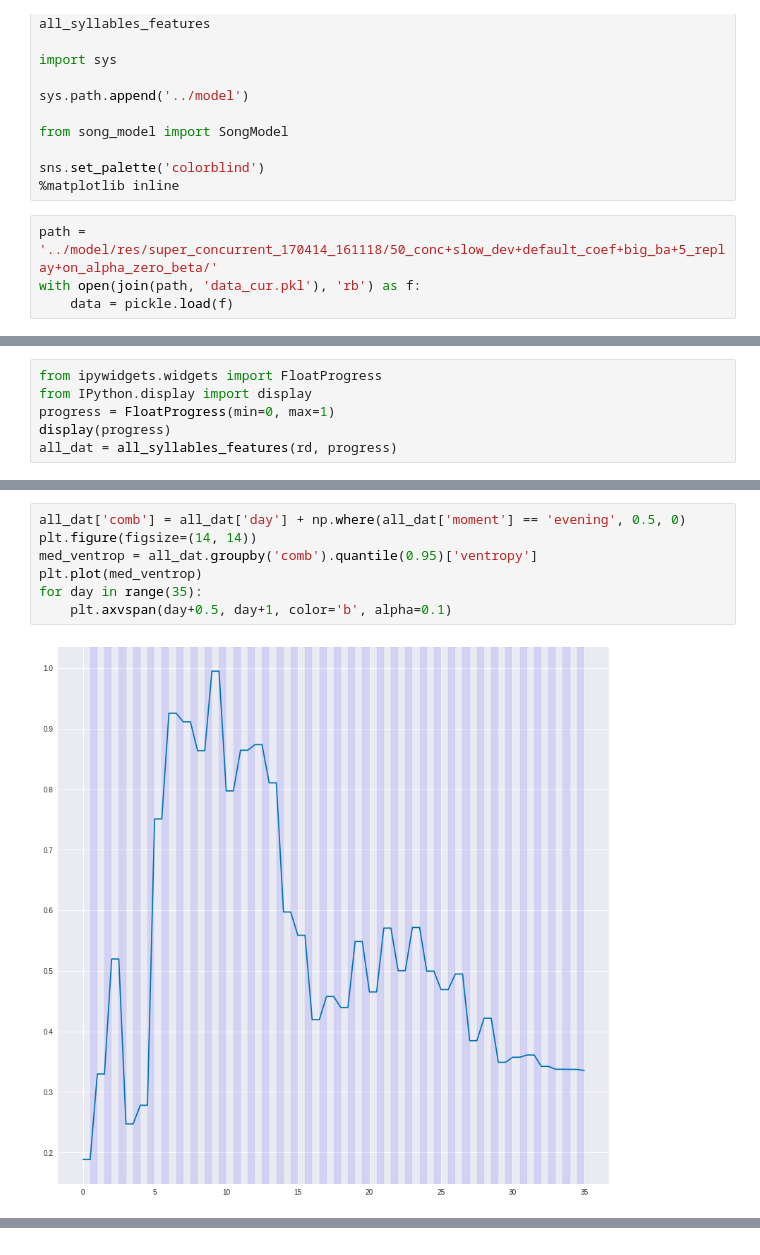
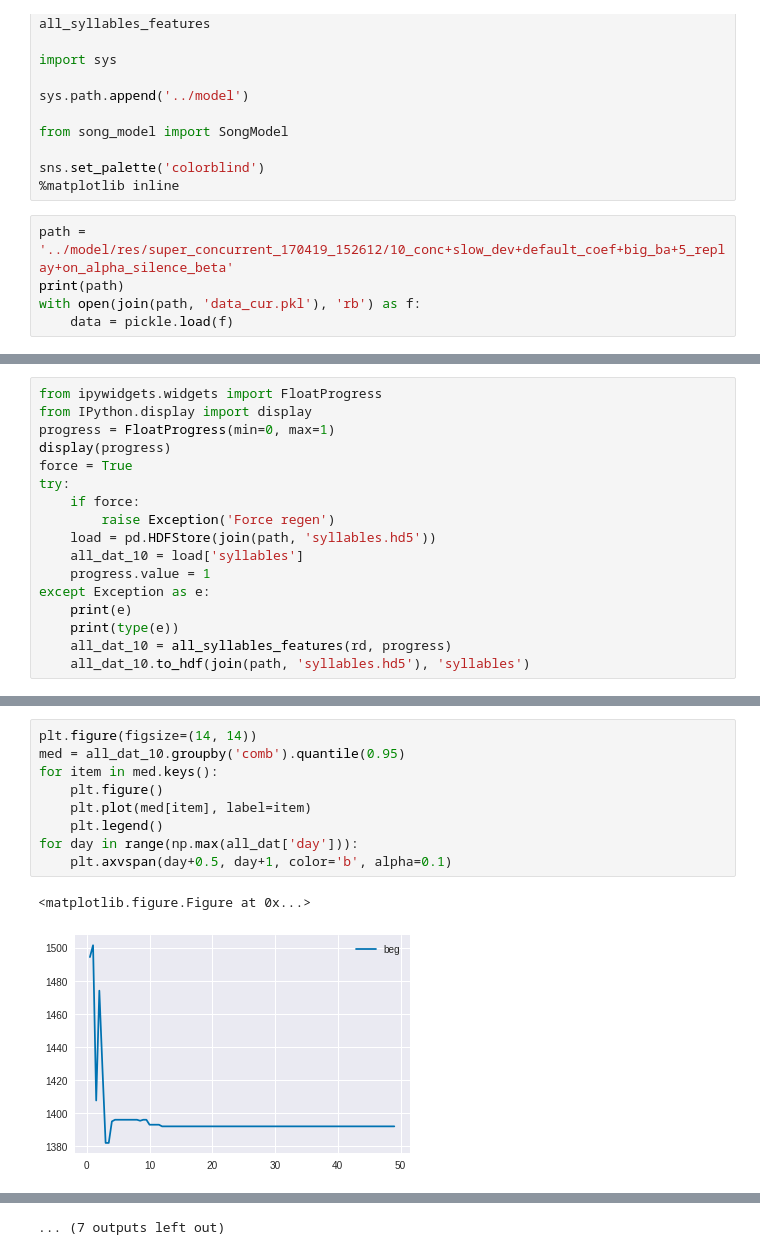
Before and after one commit to PaulEcoffet/birdsonglearningmodel, a Jupyter notebook: analysis/Syllables_analysis.ipynb, the cells around one changed output, grey strips where cells are left out. Drawn from its saved outputs; the diff is of its cells as text.

```diff
--- a/analysis/Syllables_analysis.ipynb
+++ b/analysis/Syllables_analysis.ipynb
@@ -20,6 +20,7 @@ from song_model import SongModel
 sns.set_palette('colorblind')
 %matplotlib inline
 # %%
-path = '../model/res/super_concurrent_170414_161118/50_conc+slow_dev+default_coef+big_ba+5_replay+on_alpha_zero_beta/'
+path = '../model/res/super_concurrent_170419_152612/10_conc+slow_dev+default_coef+big_ba+5_replay+on_alpha_silence_beta'
+print(path)
 with open(join(path, 'data_cur.pkl'), 'rb') as f:
     data = pickle.load(f)
@@ -59,4 +66,15 @@ from ipywidgets.widgets import FloatProgress
 from IPython.display import display
 progress = FloatProgress(min=0, max=1)
 display(progress)
-all_dat = all_syllables_features(rd, progress)
+force = True
+try:
+    if force:
+        raise Exception('Force regen')
+    load = pd.HDFStore(join(path, 'syllables.hd5'))
+    all_dat_10 = load['syllables']
+    progress.value = 1
+except Exception as e:
+    print(e)
+    print(type(e))
+    all_dat_10 = all_syllables_features(rd, progress)
+    all_dat_10.to_hdf(join(path, 'syllables.hd5'), 'syllables')
@@ -79,9 +119,12 @@ g.add_legend()
 # %%
-all_dat['comb'] = all_dat['day'] + np.where(all_dat['moment'] == 'evening', 0.5, 0)
 plt.figure(figsize=(14, 14))
-med_ventrop = all_dat.groupby('comb').quantile(0.95)['ventropy']
-plt.plot(med_ventrop)
-for day in range(35):
+med = all_dat_10.groupby('comb').quantile(0.95)
+for item in med.keys():
+    plt.figure()
+    plt.plot(med[item], label=item)
+    plt.legend()
+for day in range(np.max(all_dat['day'])):
     plt.axvspan(day+0.5, day+1, color='b', alpha=0.1)
 # %% [output]
+<matplotlib.figure.Figure at 0x...>
-[figure, old version]
+[figure, new version]
@@ -87,0 +141 @@ for day in range(35):
+... (7 outputs left out)
```
Also changed, not shown: parts of 19 cells of this notebook, 5 other files.
